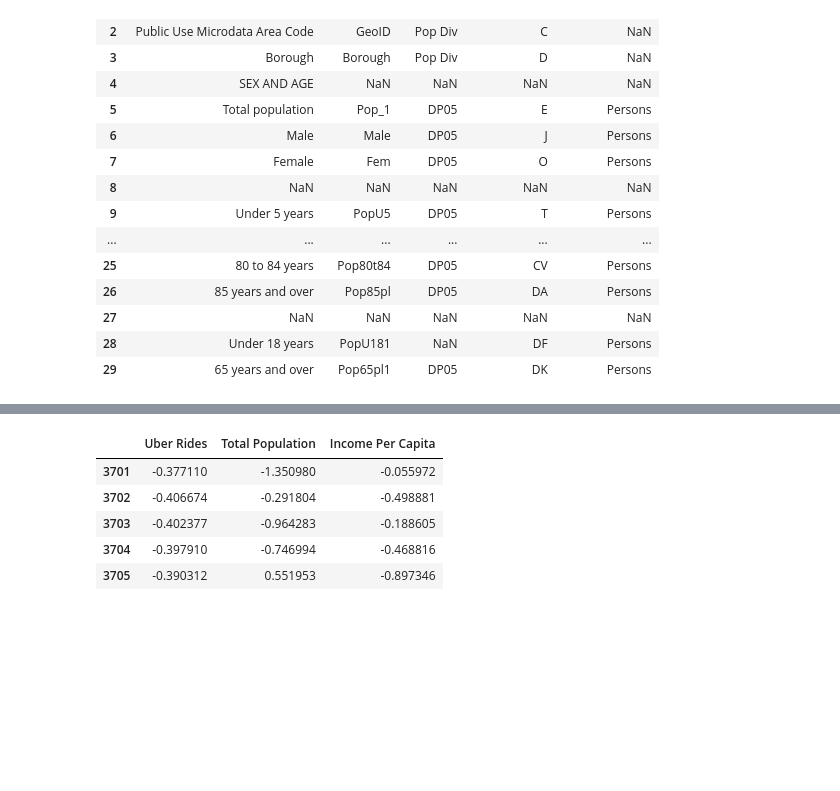
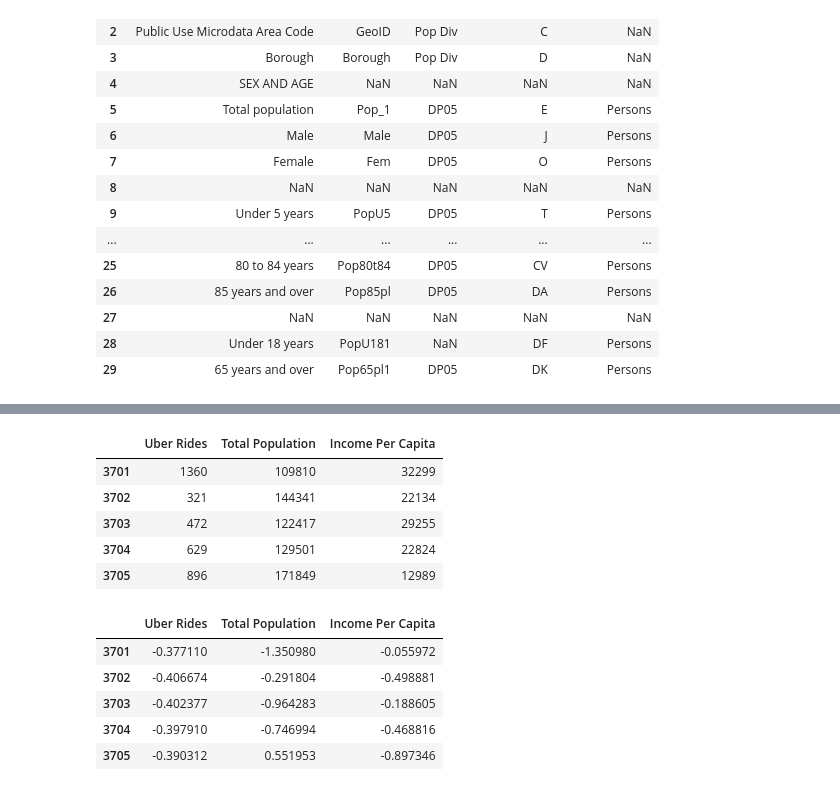
Before and after one commit to sunghoonyang/PUI2018_shy256, a Jupyter notebook: HW8_shy256/Assignment1_shy256.ipynb, the cells around one changed output, grey strips where cells are left out. Cells and saved outputs as stored; diff of their text form; code cells hidden in the pictures; blank space fills up the shorter version.

```diff
--- a/HW8_shy256/Assignment1_shy256.ipynb
+++ b/HW8_shy256/Assignment1_shy256.ipynb
@@ -654,9 +656,23 @@ _demo_d.head(30)
 # %%
 _df = pd.DataFrame(RIDE_CNT_BY_PUMA.sum(axis=0).T, index=[int(c) for c in RIDE_CNT_BY_PUMA.columns])
-_df = _df.merge(pd.DataFrame(_demo['Pop_1E'], index=[int(c) for c in _demo['GeoID']]), how='left', left_index=True, right_index=True)
-_df = _df.merge(pd.DataFrame(_econ['PerCapIncE'], index=[int(c) for c in _demo['GeoID']]), how='left', left_index=True, right_index=True)
+
+_df2 = pd.DataFrame(_demo['Pop_1E'])
+_df2.index = [int(c) for c in _demo['GeoID']]
+_df = _df.merge(_df2, how='left', left_index=True, right_index=True)
+
+_df2 = pd.DataFrame(_econ['PerCapIncE'])
+_df2.index = [int(c) for c in _econ['GeoID']]
+_df = _df.merge(_df2, how='left', left_index=True, right_index=True)
+
 _df.rename(mapper={0:'Uber Rides','Pop_1E': 'Total Population', 'PerCapIncE': 'Income Per Capita'}, axis=1, inplace=True)
 _df.head()
+# %% [output]
+|  | Uber Rides | Total Population | Income Per Capita |
+| 3701 | 1360 | 109810 | 32299 |
+| 3702 | 321 | 144341 | 22134 |
+| 3703 | 472 | 122417 | 29255 |
+| 3704 | 629 | 129501 | 22824 |
+| 3705 | 896 | 171849 | 12989 |
 # %%
 _df_std = pd.DataFrame(index=_df.index)
 stdz = lambda col: 1.0 * (_df[col] - _df[col].mean()) / _df[col].std()
```
Also changed, not shown: parts of 5 cells of this notebook, 3 other files.
